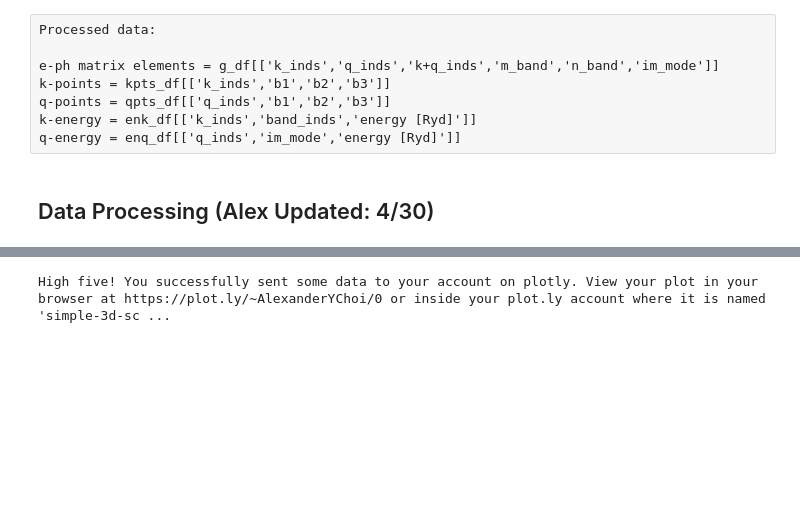
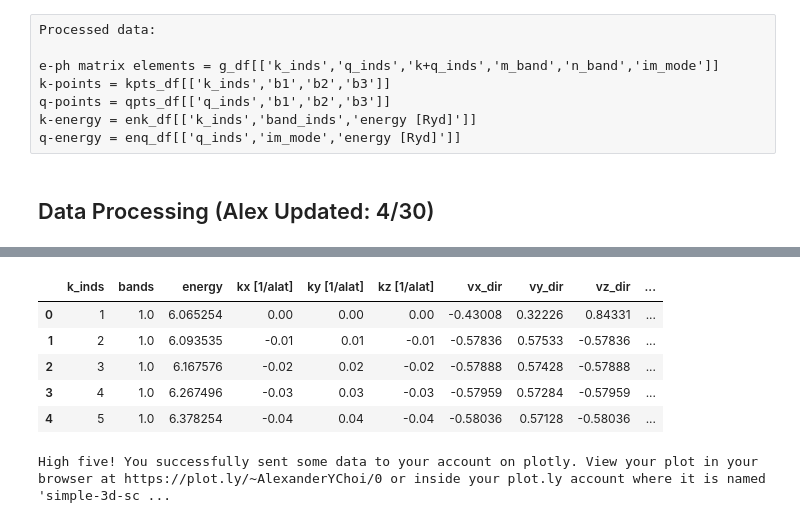
Before and after one commit to alexanderychoi/linear_boltzmann, a Jupyter notebook: data_processing_4_19.ipynb, the cells around one changed output, grey strips where cells are left out. Saved outputs shown, nothing was run; the diff lists cells and outputs as text; code cells hidden in the pictures; blank space fills up the shorter version.

```diff
--- a/data_processing_4_19.ipynb
+++ b/data_processing_4_19.ipynb
@@ -243,2 +321,20 @@ a = 5.65325*10**(-10) #[m]
+# %%
+kvel = pd.read_csv('gaas.vel', sep='\t',header= None,skiprows=[0,1,2])
+kvel.columns = ['0']
+kvel_array = kvel['0'].values
+new_kvel_array = np.zeros((len(kvel_array),10))
+for i1 in trange(len(kvel_array)):
+    new_kvel_array[i1,:] = kvel_array[i1].split()
+
+kvel_df = pd.DataFrame(data=new_kvel_array,columns = ['k_inds','bands','energy','kx [1/alat]','ky [1/alat]','kz [1/alat]','vx_dir','vy_dir','vz_dir','v_mag [m/s]'])
+kvel_df[['k_inds']] = kvel_df[['k_inds']].apply(pd.to_numeric,downcast = 'integer')
+kvel_df.head()
+# %% [output]
+|  | k_inds | bands | energy | kx [1/alat] | ky [1/alat] | kz [1/alat] | vx_dir | vy_dir | vz_dir | ... |
+| 0 | 1 | 1.0 | 6.065254 | 0.00 | 0.00 | 0.00 | -0.43008 | 0.32226 | 0.84331 | ... |
+| 1 | 2 | 1.0 | 6.093535 | -0.01 | 0.01 | -0.01 | -0.57836 | 0.57533 | -0.57836 | ... |
+| 2 | 3 | 1.0 | 6.167576 | -0.02 | 0.02 | -0.02 | -0.57888 | 0.57428 | -0.57888 | ... |
+| 3 | 4 | 1.0 | 6.267496 | -0.03 | 0.03 | -0.03 | -0.57959 | 0.57284 | -0.57959 | ... |
+| 4 | 5 | 1.0 | 6.378254 | -0.04 | 0.04 | -0.04 | -0.58036 | 0.57128 | -0.58036 | ... |
 # %%
 trace1 = go.Scatter3d(
```
Also changed, not shown: parts of 19 cells of this notebook.
